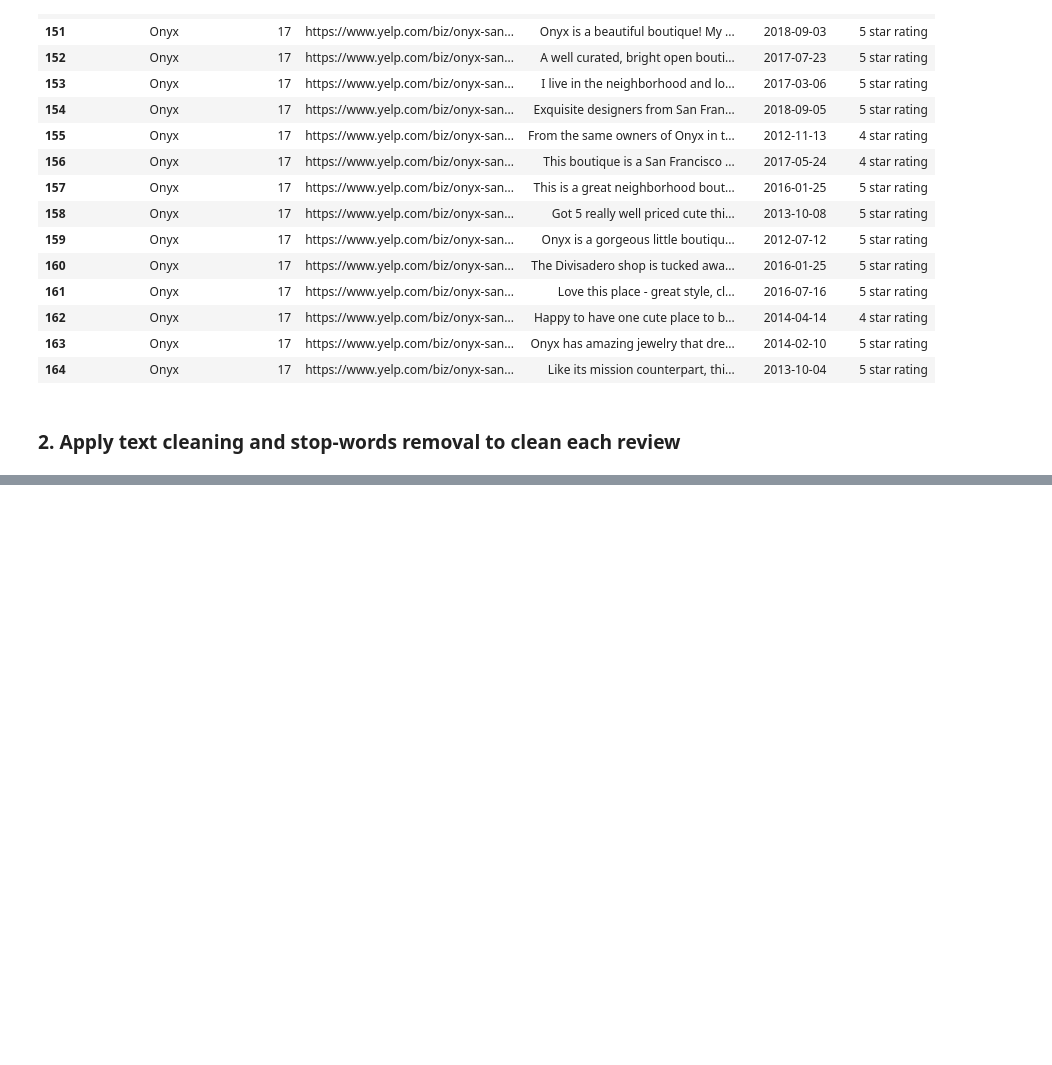
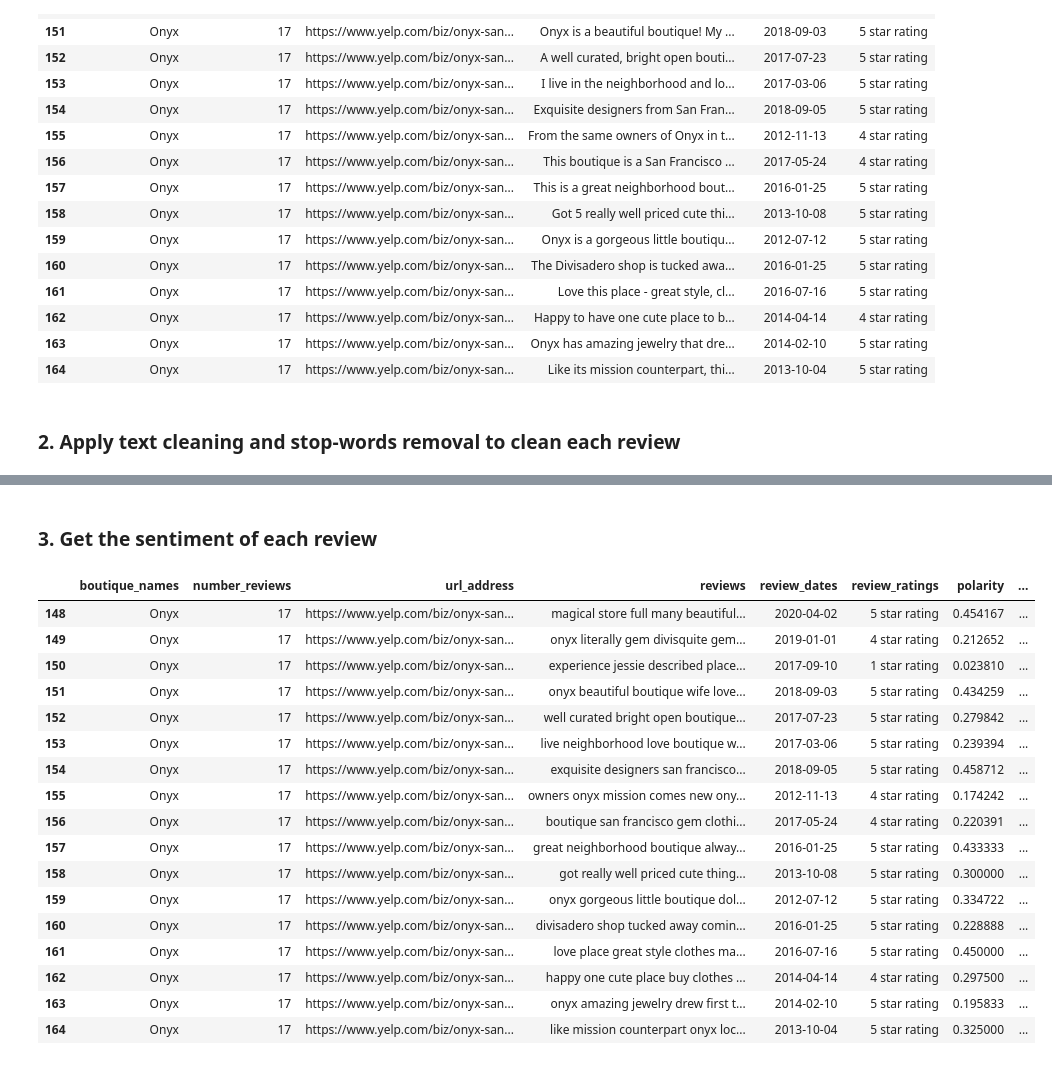
Before and after one commit to FarnazG/CodeReviews, a Jupyter notebook: NLP_Polarity.ipynb, the cells around one changed output, grey strips where cells are left out. Saved outputs shown, nothing was run; the diff lists cells and outputs as text; code cells hidden in the pictures; blank space fills up the shorter version.

Commit message:
NLP Polarity: Sentiment of reviews

```diff
--- a/NLP_Polarity.ipynb
+++ b/NLP_Polarity.ipynb
@@ -148,3 +148,13 @@ def clean_review(text):
     tokens = [token for token in tokens if not token in stop_words]
     #return the cleaned text in a sentence format.
     return ' '.join([''.join(token) for token in tokens])
+# %%
+#clean the subset_df, subset_df_clean:
+def subset_df_cleaned(boutique_name):
+    unique_df = boutique_reviews[boutique_reviews.boutique_names == boutique_name]
+    for review in unique_df["reviews"]:
+        unique_df.replace(review, clean_review(review), inplace=True)
+    return unique_df
+# %%
+Onyx_df_cleaned = subset_df_cleaned("Onyx")
+Onyx_df_cleaned
@@ -150,0 +184,37 @@ def clean_review(text):
+# %% [markdown]
+### 3. Get the sentiment of each review
+# %%
+#get the sentiment of each reviews in subset_df_clean, subset_sentiment:
+def subset_sentiment(subset_df_clean):
+    polarity = []
+    subjectivity = []
+    for review in subset_df_clean["reviews"]:
+        polarity.append(TextBlob(review).sentiment.polarity)
+        subjectivity.append(TextBlob(review).sentiment.subjectivity)
+
+    subset_df_clean['polarity'] = polarity
+    subset_df_clean['subjectivity'] = subjectivity
+    return subset_df_clean
+# %%
+subset_df_clean = Onyx_df_cleaned
+Onyx_df_sentiment = subset_sentiment(subset_df_clean)
+Onyx_df_sentiment
+# %% [output]
+|  | boutique_names | number_reviews | url_address | reviews | review_dates | review_ratings | polarity | ... |
+| 148 | Onyx | 17 | https://www.yelp.com/biz/onyx-san... | magical store full many beautiful... | 2020-04-02 | 5 star rating | 0.454167 | ... |
+| 149 | Onyx | 17 | https://www.yelp.com/biz/onyx-san... | onyx literally gem divisquite gem... | 2019-01-01 | 4 star rating | 0.212652 | ... |
+| 150 | Onyx | 17 | https://www.yelp.com/biz/onyx-san... | experience jessie described place... | 2017-09-10 | 1 star rating | 0.023810 | ... |
+| 151 | Onyx | 17 | https://www.yelp.com/biz/onyx-san... | onyx beautiful boutique wife love... | 2018-09-03 | 5 star rating | 0.434259 | ... |
+| 152 | Onyx | 17 | https://www.yelp.com/biz/onyx-san... | well curated bright open boutique... | 2017-07-23 | 5 star rating | 0.279842 | ... |
+| 153 | Onyx | 17 | https://www.yelp.com/biz/onyx-san... | live neighborhood love boutique w... | 2017-03-06 | 5 star rating | 0.239394 | ... |
+| 154 | Onyx | 17 | https://www.yelp.com/biz/onyx-san... | exquisite designers san francisco... | 2018-09-05 | 5 star rating | 0.458712 | ... |
+| 155 | Onyx | 17 | https://www.yelp.com/biz/onyx-san... | owners onyx mission comes new ony... | 2012-11-13 | 4 star rating | 0.174242 | ... |
+| 156 | Onyx | 17 | https://www.yelp.com/biz/onyx-san... | boutique san francisco gem clothi... | 2017-05-24 | 4 star rating | 0.220391 | ... |
+| 157 | Onyx | 17 | https://www.yelp.com/biz/onyx-san... | great neighborhood boutique alway... | 2016-01-25 | 5 star rating | 0.433333 | ... |
+| 158 | Onyx | 17 | https://www.yelp.com/biz/onyx-san... | got really well priced cute thing... | 2013-10-08 | 5 star rating | 0.300000 | ... |
+| 159 | Onyx | 17 | https://www.yelp.com/biz/onyx-san... | onyx gorgeous little boutique dol... | 2012-07-12 | 5 star rating | 0.334722 | ... |
+| 160 | Onyx | 17 | https://www.yelp.com/biz/onyx-san... | divisadero shop tucked away comin... | 2016-01-25 | 5 star rating | 0.228888 | ... |
+| 161 | Onyx | 17 | https://www.yelp.com/biz/onyx-san... | love place great style clothes ma... | 2016-07-16 | 5 star rating | 0.450000 | ... |
+| 162 | Onyx | 17 | https://www.yelp.com/biz/onyx-san... | happy one cute place buy clothes ... | 2014-04-14 | 4 star rating | 0.297500 | ... |
+| 163 | Onyx | 17 | https://www.yelp.com/biz/onyx-san... | onyx amazing jewelry drew first t... | 2014-02-10 | 5 star rating | 0.195833 | ... |
+| 164 | Onyx | 17 | https://www.yelp.com/biz/onyx-san... | like mission counterpart onyx loc... | 2013-10-04 | 5 star rating | 0.325000 | ... |
```
Also changed, not shown: parts of 1 cell of this notebook.
